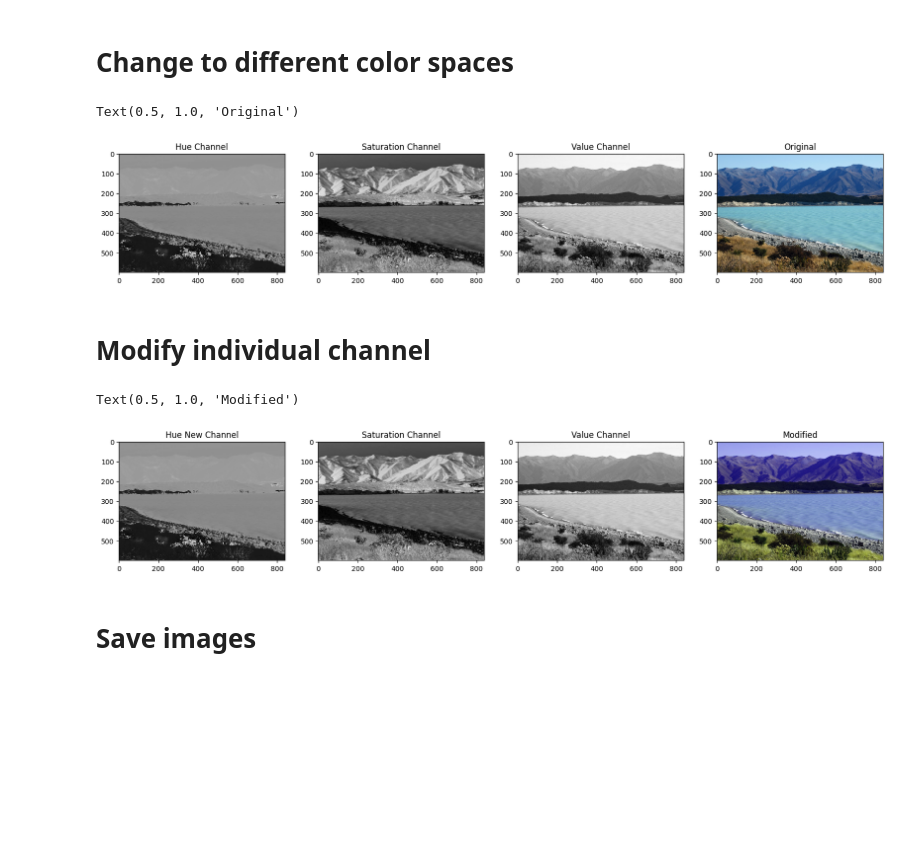
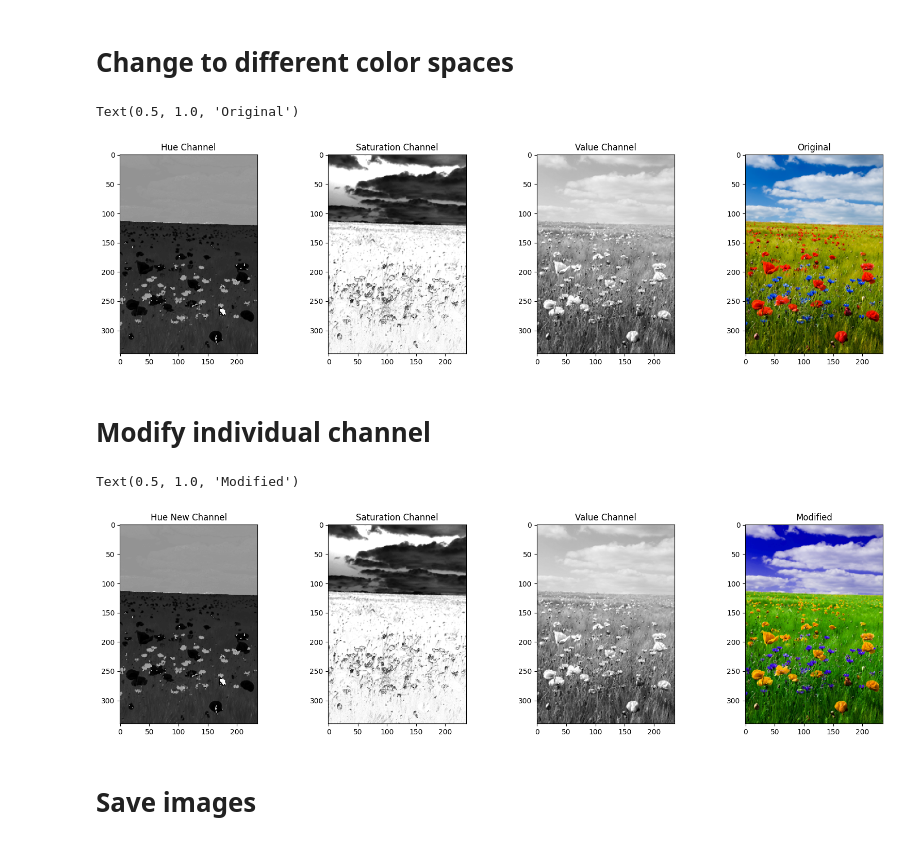
Before and after one commit to ccozad/ml-reference-designs, a Jupyter notebook: computer-vision/opencv_essentials.ipynb, the cells around one changed output. Saved outputs shown, nothing was run; the diff lists cells and outputs as text; code cells hidden in the pictures; blank space fills up the shorter version.

```diff
--- a/computer-vision/opencv_essentials.ipynb
+++ b/computer-vision/opencv_essentials.ipynb
@@ -161,8 +135,8 @@ plt.imshow(coke_image_channels_reversed)
 # %% [markdown]
 # Splitting and merging color channels
 # %%
-image_NZ_bgr = cv.imread("New_Zealand_Lake.jpg", cv.IMREAD_COLOR)
-b, g, r = cv.split(image_NZ_bgr)
+image_flowers_bgr = cv.imread("data/flowers.png", cv.IMREAD_COLOR)
+b, g, r = cv.split(image_flowers_bgr)
 
 plt.figure(figsize=[20,5])
 
@@ -188,37 +162,37 @@ Text(0.5, 1.0, 'Merged Output')
 # %% [markdown]
 # Change to different color spaces
 # %%
-image_hsv = cv.cvtColor(image_NZ_bgr, cv.COLOR_BGR2HSV)
-image_rgb = cv.cvtColor(image_NZ_bgr, cv.COLOR_BGR2RGB)
+image_hsv = cv.cvtColor(image_flowers_bgr, cv.COLOR_BGR2HSV)
+image_rgb = cv.cvtColor(image_flowers_bgr, cv.COLOR_BGR2RGB)
 
 h, s, v = cv.split(image_hsv)
 
 plt.figure(figsize=[20,5])
 
 plt.subplot(141)
 plt.imshow(h, cmap="gray")
 plt.title("Hue Channel")
 
 plt.subplot(142)
 plt.imshow(s, cmap="gray")
 plt.title("Saturation Channel")
 
 plt.subplot(143)
 plt.imshow(v, cmap="gray")
 plt.title("Value Channel")
 
 plt.subplot(144)
 plt.imshow(image_rgb)
 plt.title("Original")
 # %% [output]
 Text(0.5, 1.0, 'Original')
-[figure, old version]
+[figure, new version]
 # %% [markdown]
 # Modify individual channel
 # %%
 h_new = h + 15
-image_NZ_merged = cv.merge((h_new, s, v))
-image_NZ_rgb = cv.cvtColor(image_NZ_merged, cv.COLOR_HSV2RGB)
+image_flowers_merged = cv.merge((h_new, s, v))
+image_flowers_rgb = cv.cvtColor(image_flowers_merged, cv.COLOR_HSV2RGB)
 
 plt.figure(figsize=[20,5])
 
@@ -235,11 +209,11 @@ plt.imshow(v, cmap="gray")
 plt.title("Value Channel")
 
 plt.subplot(144)
-plt.imshow(image_NZ_rgb)
+plt.imshow(image_flowers_rgb)
 plt.title("Modified")
 # %% [output]
 Text(0.5, 1.0, 'Modified')
-[figure, old version]
+[figure, new version]
 # %% [markdown]
 # Save images
 # %%
```
Also changed, not shown: parts of 13 cells of this notebook.
